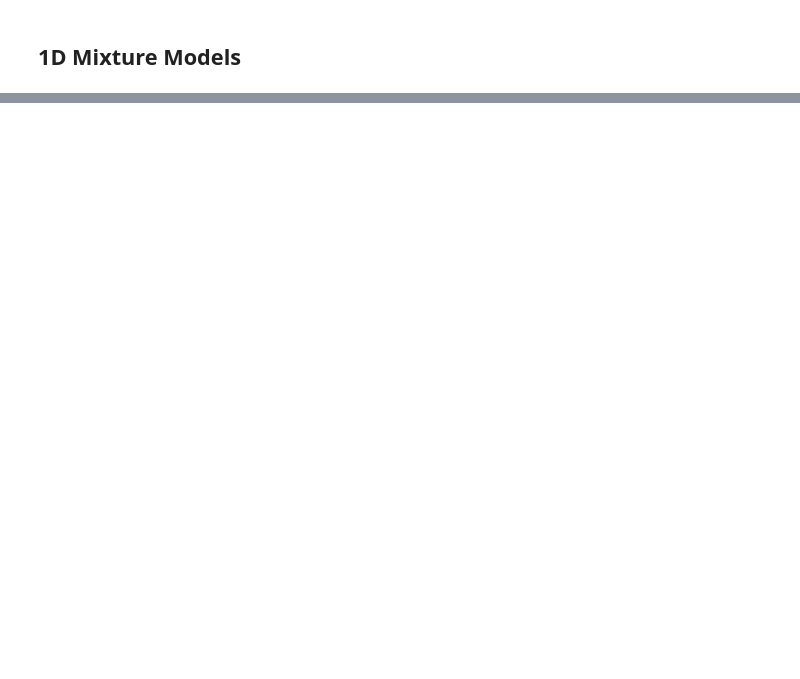
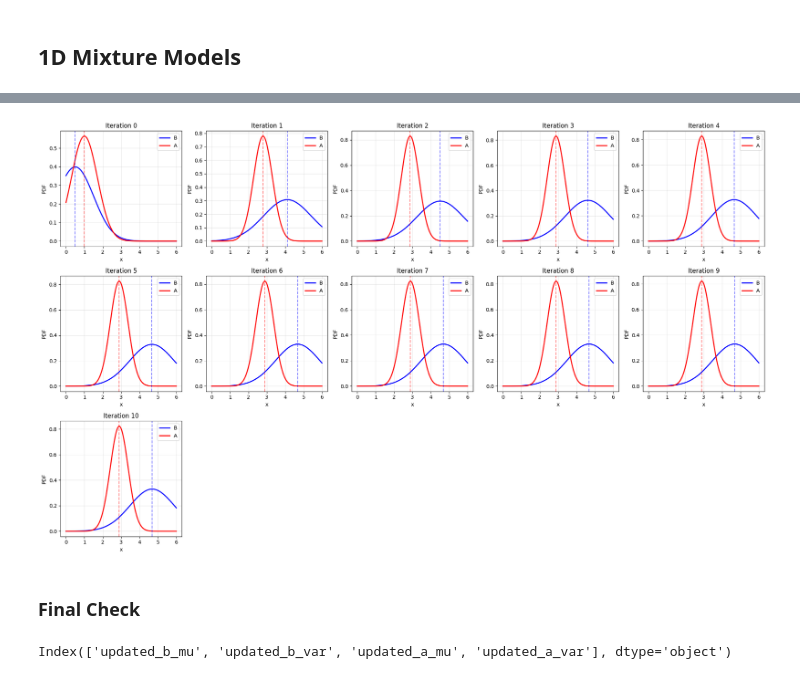
Before and after one commit to Ak62007/Deep-Generative-Modelling, a Jupyter notebook: notebooks/mixture_models.ipynb, the cells around one changed output, grey strips where cells are left out. Cells and saved outputs as stored; diff of their text form; code cells hidden in the pictures; blank space fills up the shorter version.

Commit message:
Implemented mixture models and also used expectation maximization to find the parameter estimate of the mixture of distributions without any prior knowledge

```diff
--- a/notebooks/mixture_models.ipynb
+++ b/notebooks/mixture_models.ipynb
@@ -97,0 +138,5 @@ plt.plot(dist2, y, color='red', marker='o');
+# %%
+# updated mu
+num = reduce(lambda x, y: x + y[0]*y[1], zip(bi_s, data1["values"]), 0)
+deno = reduce(lambda x, y: x + y, bi_s, 0)
+updated_b_mu = (num/deno).item()
@@ -97,0 +152,8 @@ plt.plot(dist2, y, color='red', marker='o');
+# %%
+num = reduce(lambda x, y: x + y[0]*y[1], zip(ai_s, data1["values"]), 0)
+deno = reduce(lambda x, y: x + y, ai_s, 0)
+updated_a_mu = (num/deno).item()
+
+num = reduce(lambda x, y: x + y[0]*((y[1] - updated_a_mu)**2), zip(ai_s, data1["values"]), 0)
+deno = reduce(lambda x, y: x + y, ai_s, 0)
+updated_b_var = (num/deno).item()
@@ -97,0 +239,4 @@ plt.plot(dist2, y, color='red', marker='o');
+# %%
+# Let's Test it
+params = expectation_maximization(values=data1["values"], iterations=10, initial_mu1=0.5, initial_mu2=1.0, initial_var1=1, initial_var2=0.5)
+params
@@ -97,0 +256,47 @@ plt.plot(dist2, y, color='red', marker='o');
+# %%
+from scipy.stats import norm
+import math
+
+# 1. Determine the number of plots
+n_plots = len(params)
+n_cols = 5
+# 2. Calculate required rows (ceiling division)
+n_rows = math.ceil(n_plots / n_cols)
+
+# 3. Create subplots with dynamic height
+fig, axes = plt.subplots(n_rows, n_cols, figsize=(20, 4 * n_rows))
+axes_flat = axes.flatten()
+
+x = np.linspace(0, 6, 1000)
+
+for i, (b_mu, b_var, a_mu, a_var) in enumerate(params.to_numpy()):
+    ax = axes_flat[i]
+
+    # Plot distributions
+    ax.plot(x, norm.pdf(x, b_mu, np.sqrt(b_var)), 'b-', label='B', linewidth=2)
+    ax.plot(x, norm.pdf(x, a_mu, np.sqrt(a_var)), 'r-', label='A', linewidth=2)
+
+    # Mark means
+    ax.axvline(b_mu, color='blue', linestyle='--', alpha=0.5)
+    ax.axvline(a_mu, color='red', linestyle='--', alpha=0.5)
+
+    ax.set_title(f'Iteration {i}')
+    ax.set_xlabel('x')
+    ax.set_ylabel('PDF')
+    ax.legend()
+    ax.grid(alpha=0.3)
+
+# 4. Hide any unused empty subplots
+for j in range(i + 1, len(axes_flat)):
+    axes_flat[j].axis('off')
+
+plt.tight_layout()
+plt.show()
+# %% [output]
+[figure, added]
+# %% [markdown]
+### Final Check
+# %%
+params.columns
+# %% [output]
+Index(['updated_b_mu', 'updated_b_var', 'updated_a_mu', 'updated_a_var'], dtype='object')
```
Also changed, not shown: parts of 19 cells of this notebook, 2 other files.
